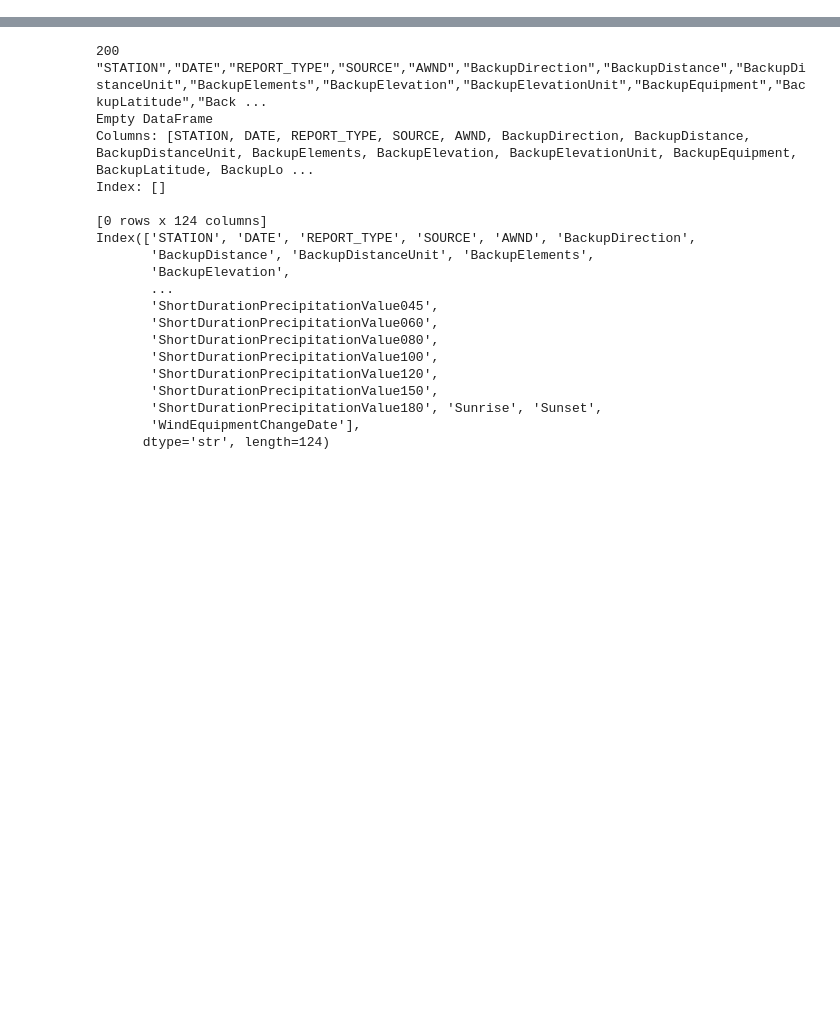
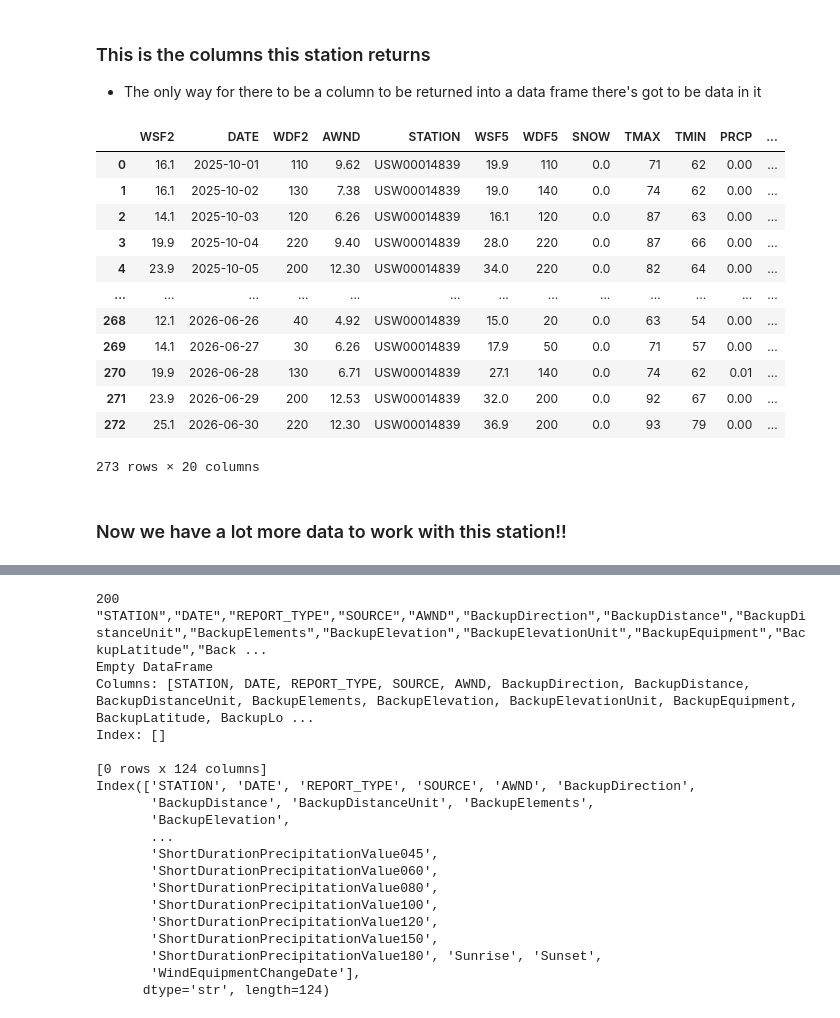
Before and after one commit to brocjac/The-Windigo-Data-Team-Summer-2026, a Jupyter notebook: Ice Depth Project/code/Weather_api.ipynb, the cells around one changed output, grey strips where cells are left out. Drawn from its saved outputs; the diff is of its cells as text; code cells hidden in the pictures; blank space fills up the shorter version.

Commit message:
Completion of weather data and loaded into Power BI

```diff
--- a/Ice Depth Project/code/Weather_api.ipynb
+++ b/Ice Depth Project/code/Weather_api.ipynb
@@ -30,0 +251,37 @@ print(response.json())
+# %% [markdown]
+### This is the columns this station returns
+- The only way for there to be a column to be returned into a data frame there's got to be data in it
+# %%
+url = "https://www.ncei.noaa.gov/access/services/data/v1"
+
+params = {
+    "dataset": "daily-summaries",
+    "stations": "USW00014839",   # Milwaukee Mitchell Airport
+    "startDate": "2025-10-01",
+    "endDate": "2026-06-30",
+    "format": "json",
+    "units": "standard",
+    "includeAttributes": "false"
+}
+response = requests.get(url, params=params)
+data = response.json()
+
+mill_df = pd.DataFrame(data)
+
+mill_df
+# %% [output]
+|  | WSF2 | DATE | WDF2 | AWND | STATION | WSF5 | WDF5 | SNOW | TMAX | TMIN | PRCP | ... |
+| 0 | 16.1 | 2025-10-01 | 110 | 9.62 | USW00014839 | 19.9 | 110 | 0.0 | 71 | 62 | 0.00 | ... |
+| 1 | 16.1 | 2025-10-02 | 130 | 7.38 | USW00014839 | 19.0 | 140 | 0.0 | 74 | 62 | 0.00 | ... |
+| 2 | 14.1 | 2025-10-03 | 120 | 6.26 | USW00014839 | 16.1 | 120 | 0.0 | 87 | 63 | 0.00 | ... |
+| 3 | 19.9 | 2025-10-04 | 220 | 9.40 | USW00014839 | 28.0 | 220 | 0.0 | 87 | 66 | 0.00 | ... |
+| 4 | 23.9 | 2025-10-05 | 200 | 12.30 | USW00014839 | 34.0 | 220 | 0.0 | 82 | 64 | 0.00 | ... |
+| ... | ... | ... | ... | ... | ... | ... | ... | ... | ... | ... | ... | ... |
+| 268 | 12.1 | 2026-06-26 | 40 | 4.92 | USW00014839 | 15.0 | 20 | 0.0 | 63 | 54 | 0.00 | ... |
+| 269 | 14.1 | 2026-06-27 | 30 | 6.26 | USW00014839 | 17.9 | 50 | 0.0 | 71 | 57 | 0.00 | ... |
+| 270 | 19.9 | 2026-06-28 | 130 | 6.71 | USW00014839 | 27.1 | 140 | 0.0 | 74 | 62 | 0.01 | ... |
+| 271 | 23.9 | 2026-06-29 | 200 | 12.53 | USW00014839 | 32.0 | 200 | 0.0 | 92 | 67 | 0.00 | ... |
+| 272 | 25.1 | 2026-06-30 | 220 | 12.30 | USW00014839 | 36.9 | 200 | 0.0 | 93 | 79 | 0.00 | ... |
+273 rows × 20 columns
+# %% [markdown]
+### Now we have a lot more data to work with this station!!
```
Also changed, not shown: parts of 31 cells of this notebook, 3 other files.
